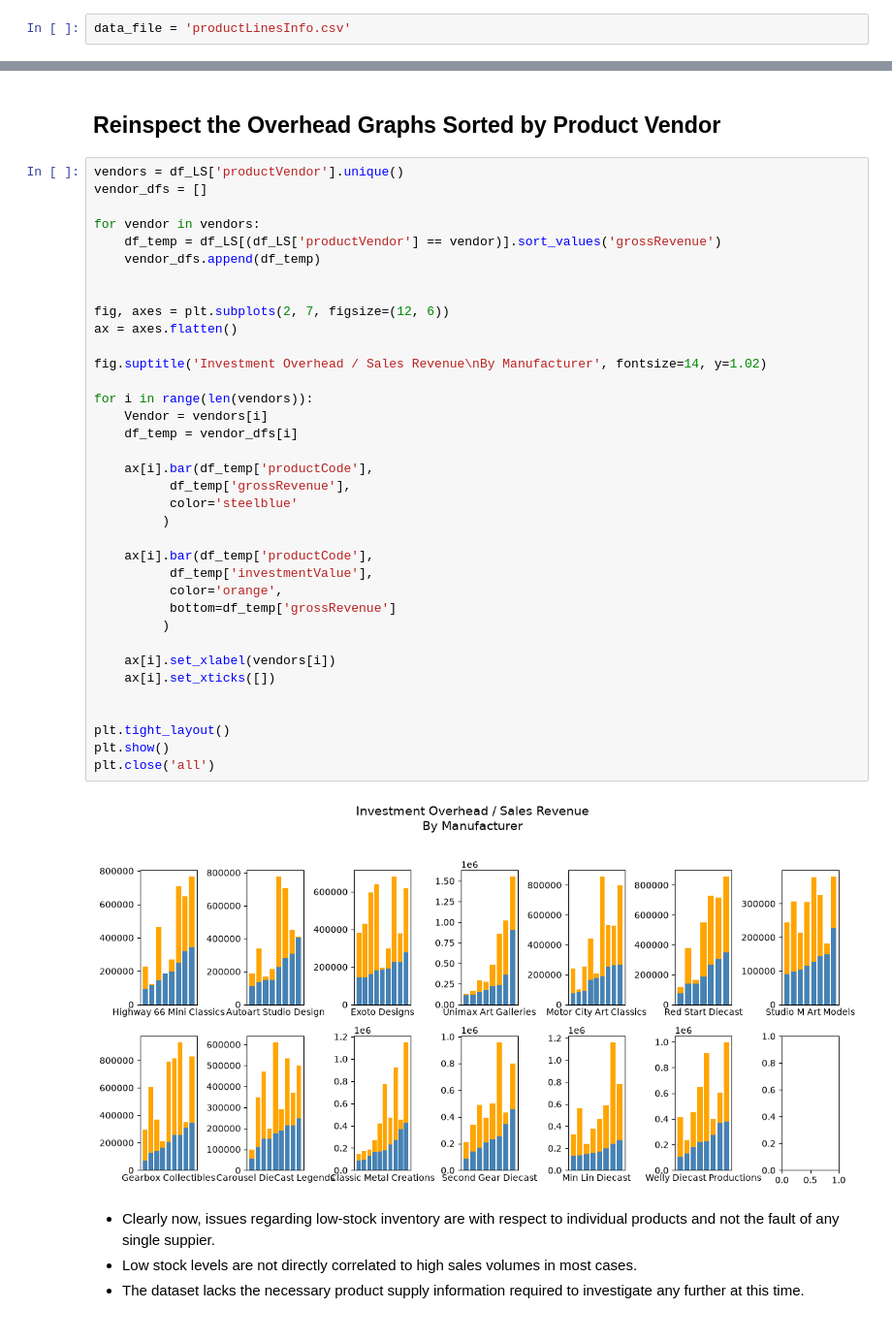
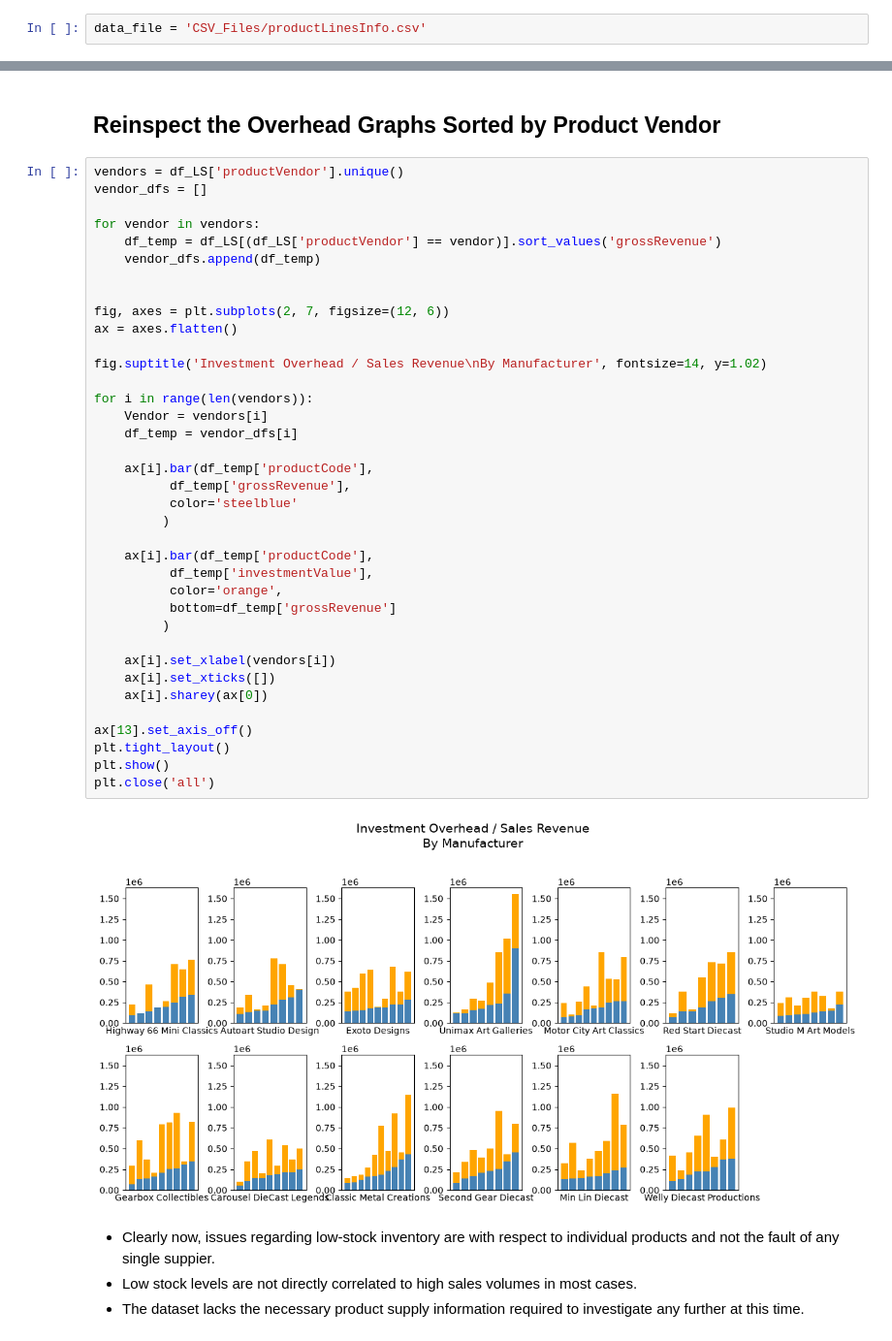
Before and after one commit to BCPMcustom/courseraSQL, a Jupyter notebook: Course#10/MintClassics.ipynb, the cells around one changed output, grey strips where cells are left out. Shown at 97% size. Drawn from its saved outputs; the diff is of its cells as text.

```diff
--- a/Course#10/MintClassics.ipynb
+++ b/Course#10/MintClassics.ipynb
@@ -10,7 +10,7 @@ import numpy as np
 import matplotlib.pyplot as plt
 from matplotlib.ticker import StrMethodFormatter
 # %%
-data_file = 'productLinesInfo.csv'
+data_file = 'CSV_Files/productLinesInfo.csv'
 # %%
 df = pd.read_csv(data_file)
 df.head()
@@ -202,35 +202,36 @@ for vendor in vendors:
     vendor_dfs.append(df_temp)
 
 
 fig, axes = plt.subplots(2, 7, figsize=(12, 6))
 ax = axes.flatten()
 
 fig.suptitle('Investment Overhead / Sales Revenue\nBy Manufacturer', fontsize=14, y=1.02)
 
 for i in range(len(vendors)):
     Vendor = vendors[i]
     df_temp = vendor_dfs[i]
 
     ax[i].bar(df_temp['productCode'],
           df_temp['grossRevenue'],
           color='steelblue'
          )
 
     ax[i].bar(df_temp['productCode'],
           df_temp['investmentValue'],
           color='orange',
           bottom=df_temp['grossRevenue']
          )
 
     ax[i].set_xlabel(vendors[i])
     ax[i].set_xticks([])
+    ax[i].sharey(ax[0])
 
-
+ax[13].set_axis_off()
 plt.tight_layout()
 plt.show()
 plt.close('all')
 # %% [output]
-[figure, old version]
+[figure, new version]
 # %% [markdown]
 - Clearly now, issues regarding low-stock inventory are with respect to individual products and not the fault of any single suppier.
 - Low stock levels are not directly correlated to high sales volumes in most cases.
```
Also changed, not shown: parts of 10 cells of this notebook, 14 other files.
